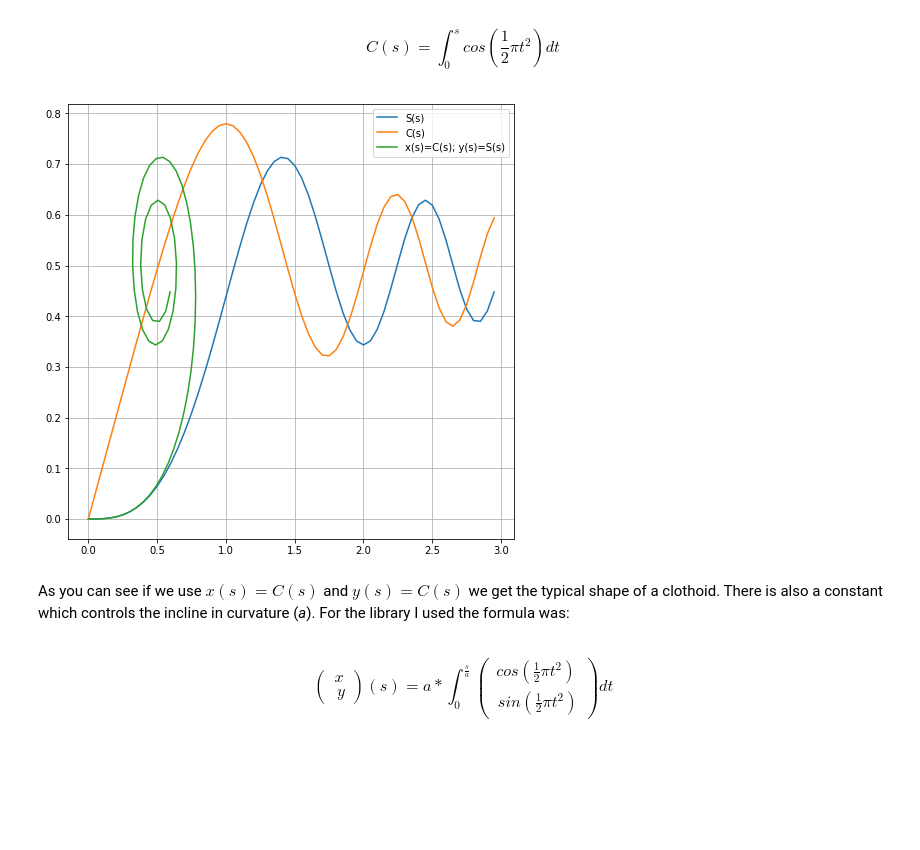
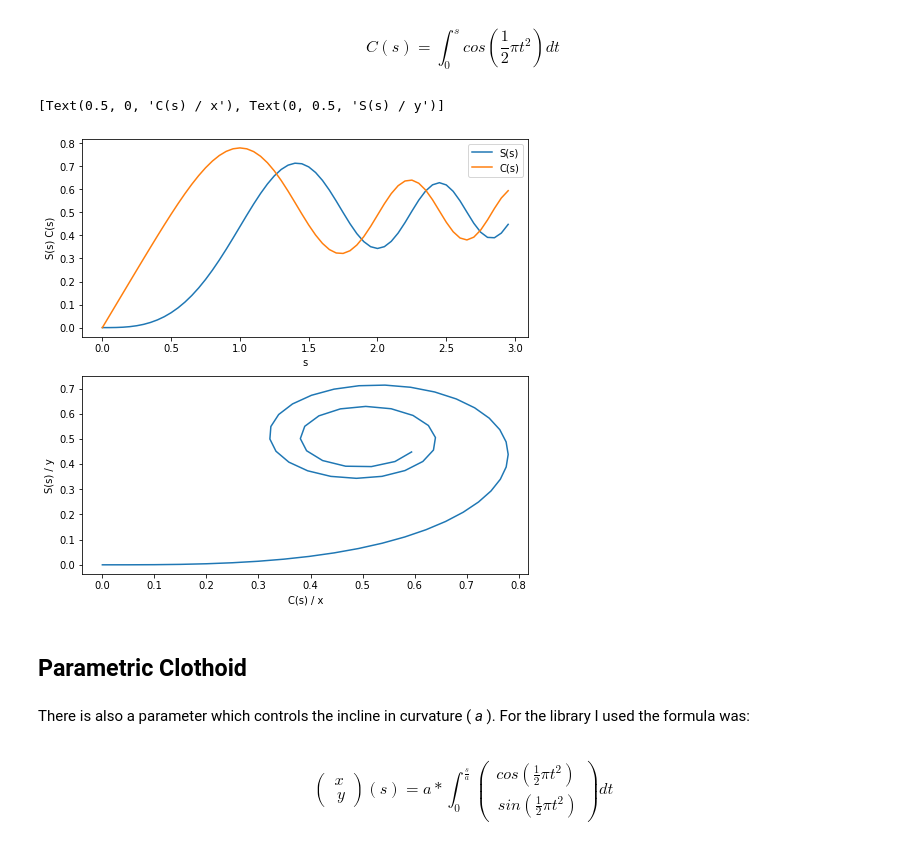
Before and after one commit to pageldev/ClothoidExploration, a Jupyter notebook: ClothoidExploration.ipynb, the cells around one changed output. Saved outputs shown, nothing was run; the diff lists cells and outputs as text; code cells hidden in the pictures; blank space fills up the shorter version.

```diff
--- a/ClothoidExploration.ipynb
+++ b/ClothoidExploration.ipynb
@@ -19,14 +22,20 @@ plt.rcParams['figure.figsize'] = [8, 8]
 # %%
 s_vals = np.arange(0.0, 3.0, 0.05)
 S, C = sc.fresnel(s_vals)
-plt.plot(s_vals, S, label="S(s)")
-plt.plot(s_vals, C, label="C(s)")
-plt.plot(C, S, label="x(s)=C(s); y(s)=S(s)")
-plt.legend(loc="upper right")
+fig, (ax1, ax2) = plt.subplots(2)
+ax1.plot(s_vals, S, label="S(s)")
+ax1.plot(s_vals, C, label="C(s)")
+ax1.set(xlabel="s", ylabel="S(s) C(s)")
+ax1.legend(loc="upper right")
+ax2.plot(C, S)
+ax2.set(xlabel="C(s) / x", ylabel="S(s) / y")
 # %% [output]
+[Text(0.5, 0, 'C(s) / x'), Text(0, 0.5, 'S(s) / y')]
-[figure, old version]
+[figure, new version]
+# %% [markdown]
+## Parametric Clothoid
 # %% [markdown]
-As you can see if we use $x(s)=C(s)$ and $y(s)=C(s)$ we get the typical shape of a clothoid. There is also a constant which controls the incline in curvature (*a*). For the library I used the formula was:
+There is also a parameter which controls the incline in curvature ( *a* ). For the library I used the formula was:
 # %% [markdown]
 \begin{equation*}
 \begin{pmatrix}
```
Also changed, not shown: parts of 13 cells of this notebook.
